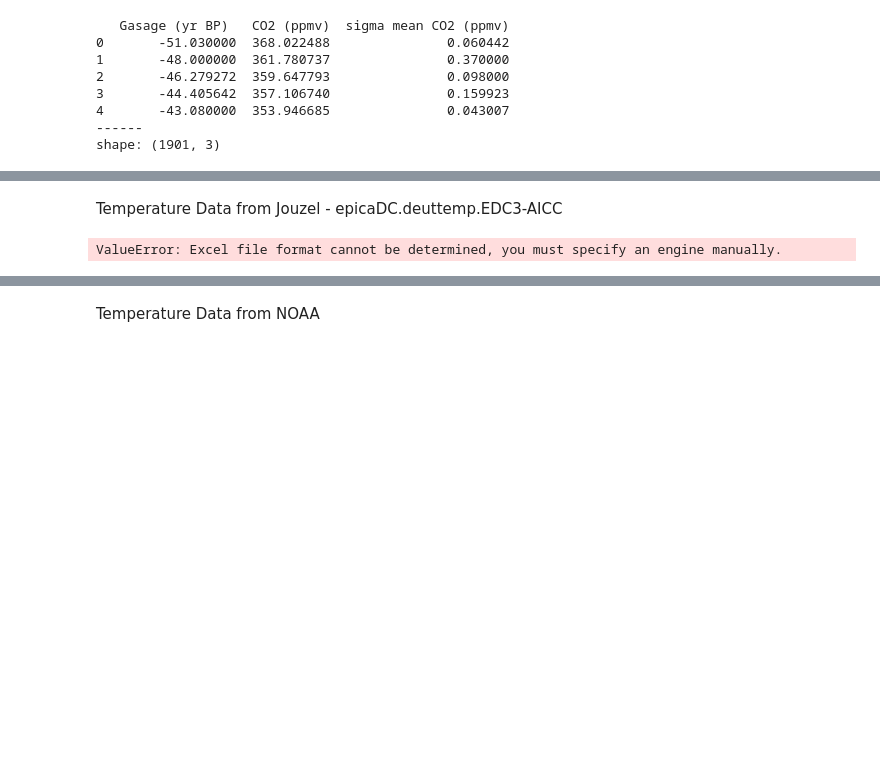
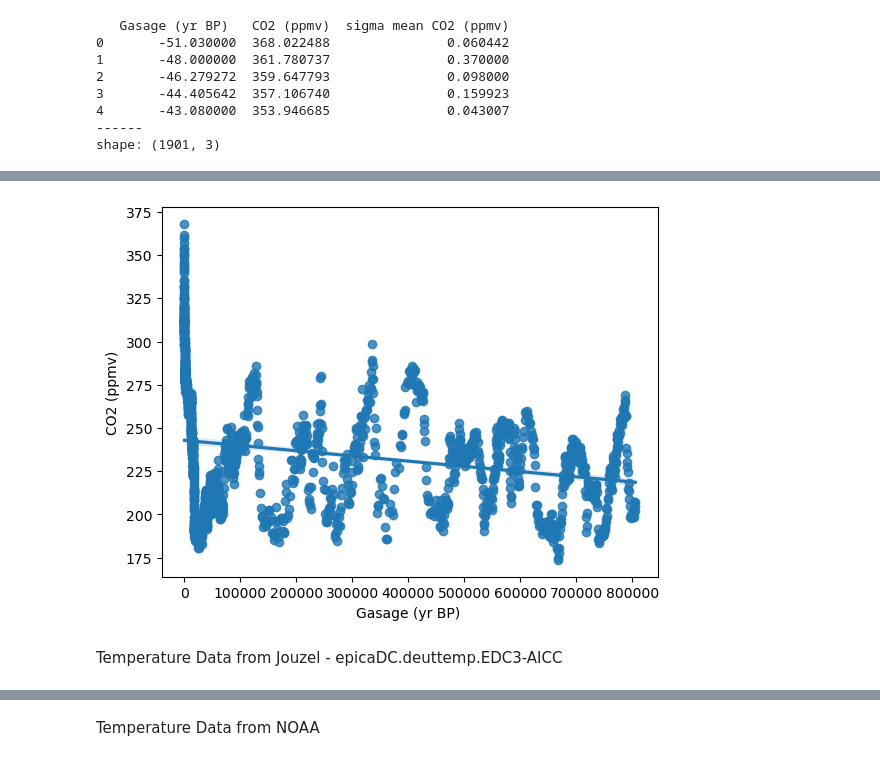
Before and after one commit to OlgaKnut/Programming-for-Data-Analysis-Project-2, a Jupyter notebook: pfda_project_2.ipynb, the cells around one changed output, grey strips where cells are left out. Cells and saved outputs as stored; diff of their text form; code cells hidden in the pictures; blank space fills up the shorter version.

```diff
--- a/pfda_project_2.ipynb
+++ b/pfda_project_2.ipynb
@@ -39,7 +71,10 @@ shape: (1901, 3)
+# %%
+sns.regplot(x="Gasage (yr BP) ", y="CO2 (ppmv)", data= CO2_IPCC_df)
+plt.show()
+# %% [output]
+[figure, added]
 # %% [markdown]
 Temperature Data from Jouzel - epicaDC.deuttemp.EDC3-AICC
 # %%
-url='https://vlegalwaymayo.atu.ie/pluginfile.php/1171393/mod_resource/content/0/epicaDC.deuttemp.EDC3-AICC.xls'
+url='Temperature Data from Jouzel - epicaDC.deuttemp.EDC3-AICC.xls'
 Temp_Jouzel_df = pd.read_excel(url)
-# %% [output]
-ValueError: Excel file format cannot be determined, you must specify an engine manually.
```
Also changed, not shown: parts of 25 cells of this notebook.
